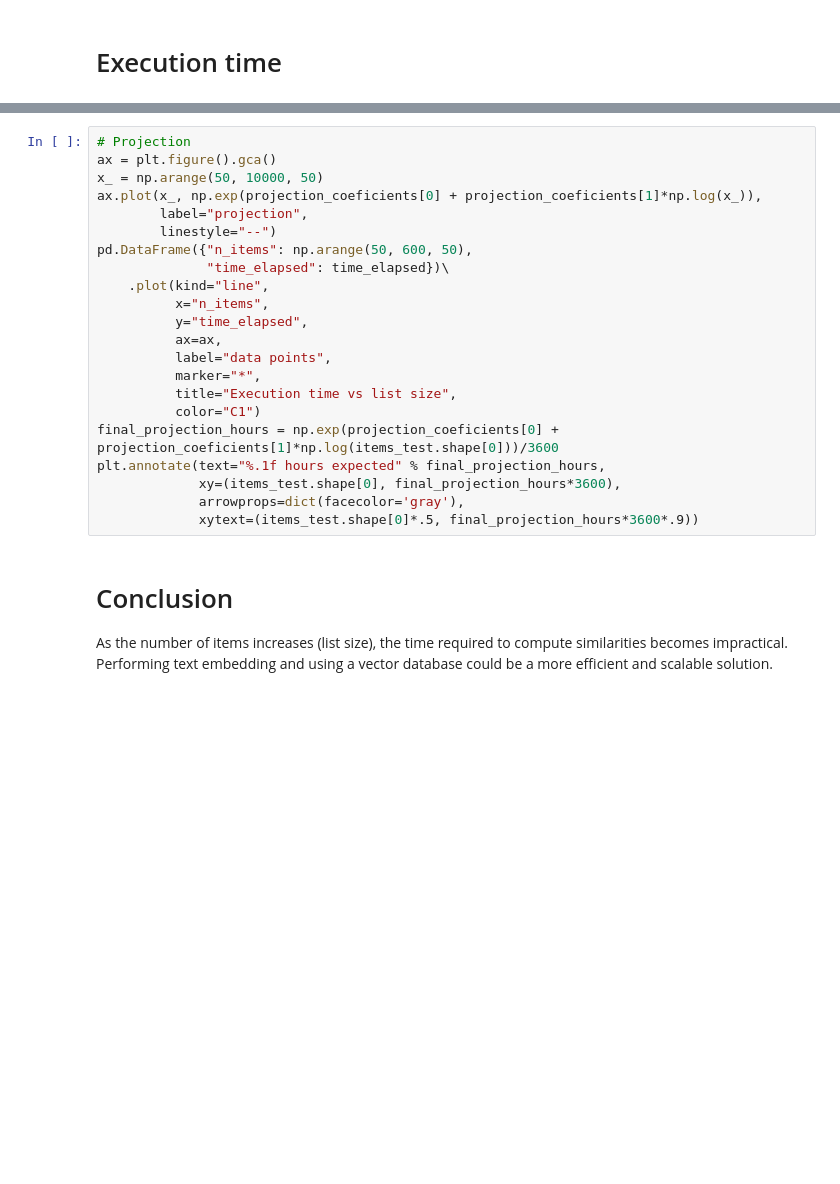
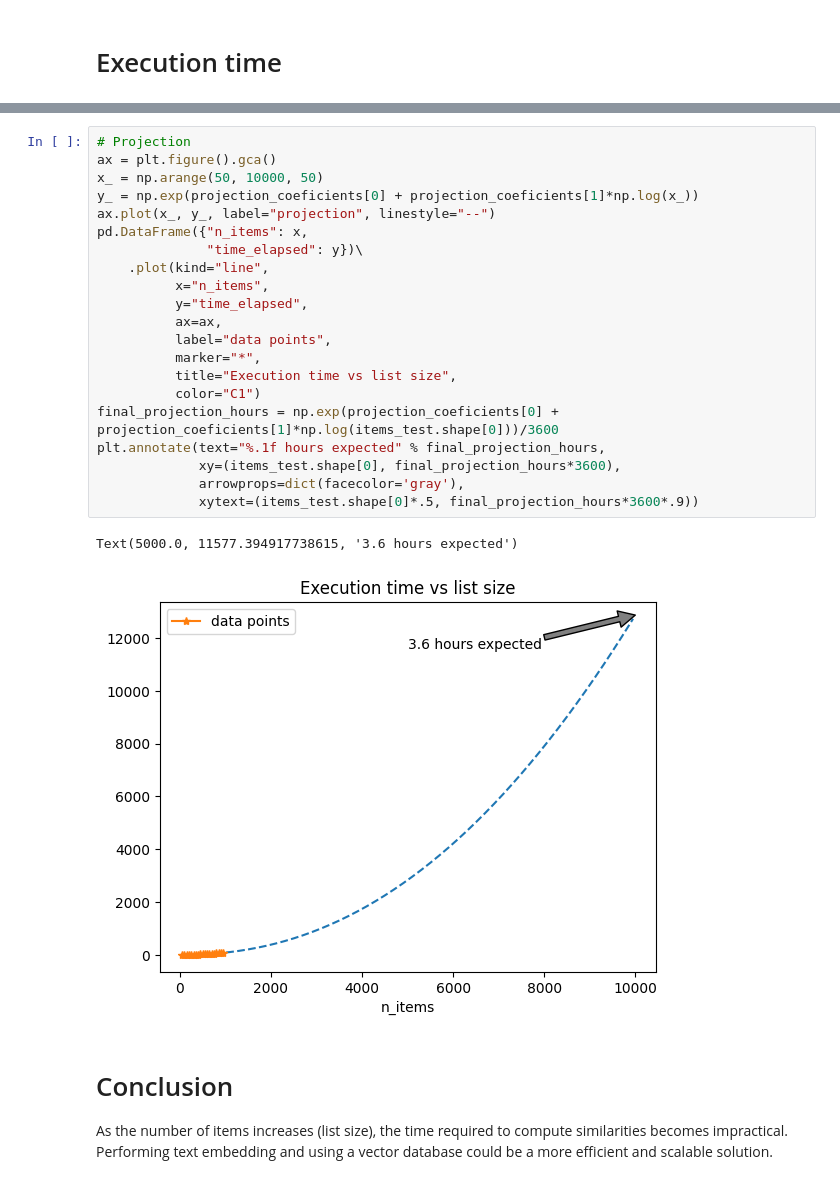
Before and after one commit to ohbtorres/meli_challenge, a Jupyter notebook: 02_similarity.ipynb, the cells around one changed output, grey strips where cells are left out. Cells and saved outputs as stored; diff of their text form; blank space fills up the shorter version.

```diff
--- a/02_similarity.ipynb
+++ b/02_similarity.ipynb
@@ -308,25 +342,27 @@ pd.DataFrame({"n_items": np.arange(50, 600, 50),
 # %%
 # Projection
 ax = plt.figure().gca()
 x_ = np.arange(50, 10000, 50)
-ax.plot(x_, np.exp(projection_coeficients[0] + projection_coeficients[1]*np.log(x_)),
-        label="projection",
-        linestyle="--")
-pd.DataFrame({"n_items": np.arange(50, 600, 50),
-              "time_elapsed": time_elapsed})\
+y_ = np.exp(projection_coeficients[0] + projection_coeficients[1]*np.log(x_))
+ax.plot(x_, y_, label="projection", linestyle="--")
+pd.DataFrame({"n_items": x,
+              "time_elapsed": y})\
     .plot(kind="line",
           x="n_items",
           y="time_elapsed",
           ax=ax,
           label="data points",
           marker="*",
           title="Execution time vs list size",
           color="C1")
 final_projection_hours = np.exp(projection_coeficients[0] + projection_coeficients[1]*np.log(items_test.shape[0]))/3600
 plt.annotate(text="%.1f hours expected" % final_projection_hours,
              xy=(items_test.shape[0], final_projection_hours*3600),
              arrowprops=dict(facecolor='gray'),
              xytext=(items_test.shape[0]*.5, final_projection_hours*3600*.9))
+# %% [output]
+Text(5000.0, 11577.394917738615, '3.6 hours expected')
+[figure, added]
 # %% [markdown]
 # Conclusion
 
```
Also changed, not shown: parts of 14 cells of this notebook.
